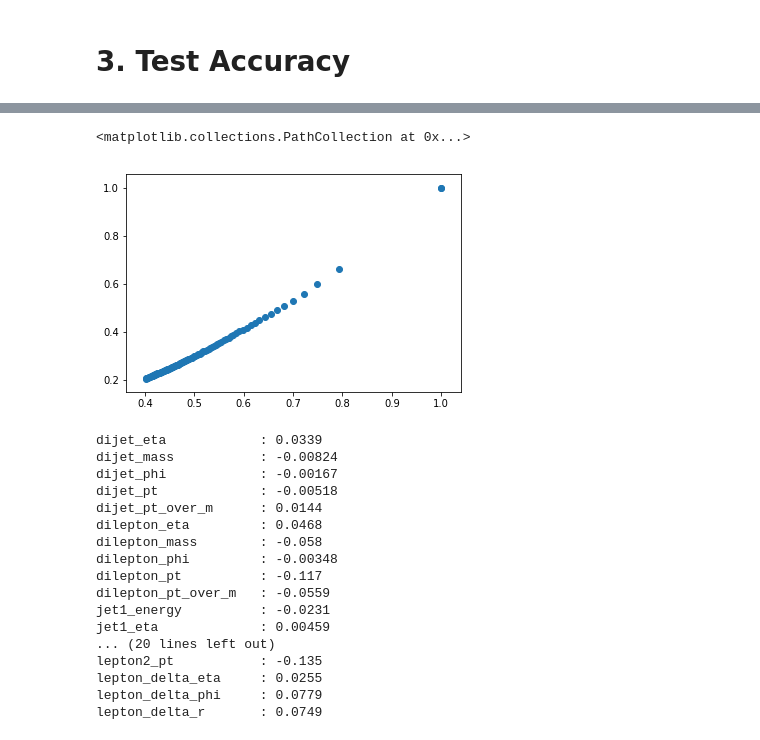
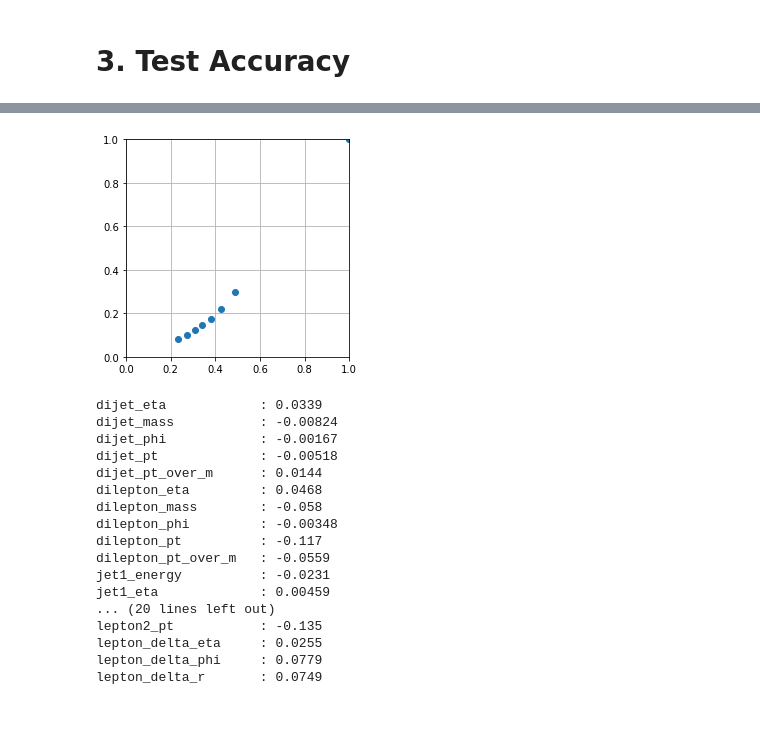
Before and after one commit to ZihengChen/WBranchingFaction, a Jupyter notebook: notebooks/ju_dnn.ipynb, the cells around one changed output, grey strips where cells are left out. Drawn from its saved outputs; the diff is of its cells as text; code cells hidden in the pictures.

```diff
--- a/notebooks/ju_dnn.ipynb
+++ b/notebooks/ju_dnn.ipynb
@@ -66,14 +65,17 @@ sg = dfList[5]
 bg = pd.concat(dfList[1:5],ignore_index=True)
 # %%
 effmcsg,effmcbg = np.ones(1),np.ones(1)
-for thrd in np.arange(0.00,0.1,0.001):
+for thrd in np.arange(0.00,0.8,0.1):
     effmcsg = np.append(effmcsg, np.sum(sg.query('softmax>{}'.format(thrd)).eventWeight)/np.sum(sg.eventWeight) )
     effmcbg = np.append(effmcbg, np.sum(bg.query('softmax>{}'.format(thrd)).eventWeight)/np.sum(bg.eventWeight) )
+
+plt.figure(figsize=(4,4))
+plt.scatter(effmcsg,effmcbg)
+plt.xlim(0,1)
+plt.ylim(0,1)
+plt.grid(True)
+# %% [output]
+[figure, added]
-# %%
-plt.scatter(effmcsg,effmcbg)
-# %% [output]
-<matplotlib.collections.PathCollection at 0x...>
-[figure, removed]
 # %%
 data = dfList[-1]
 corr = data.corr()
```
Also changed, not shown: parts of 6 cells of this notebook, 7 other files.
